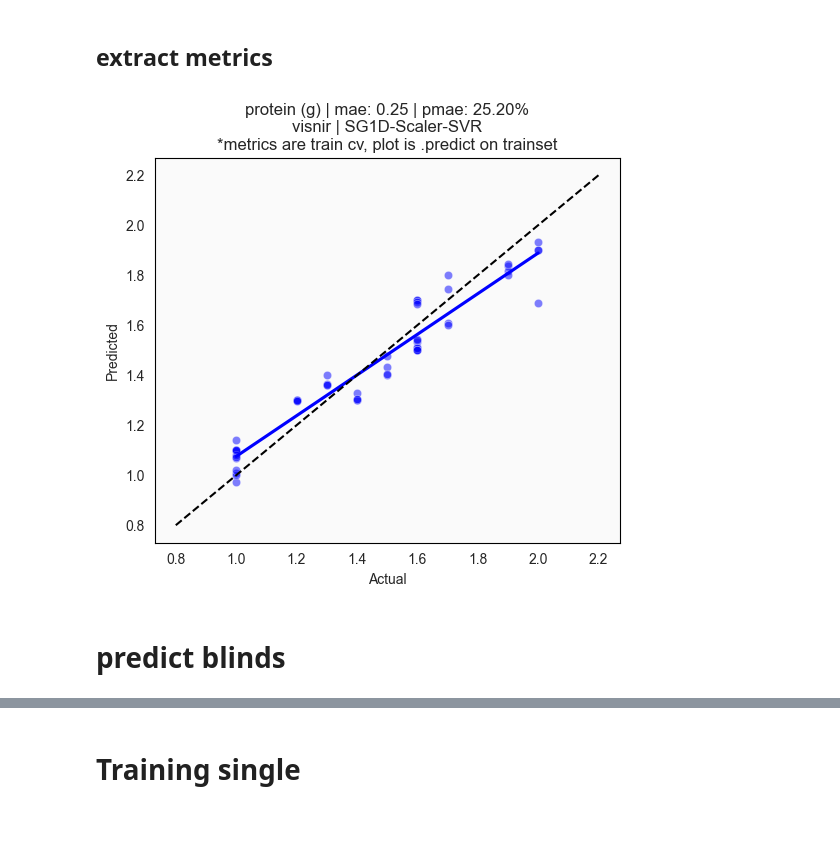
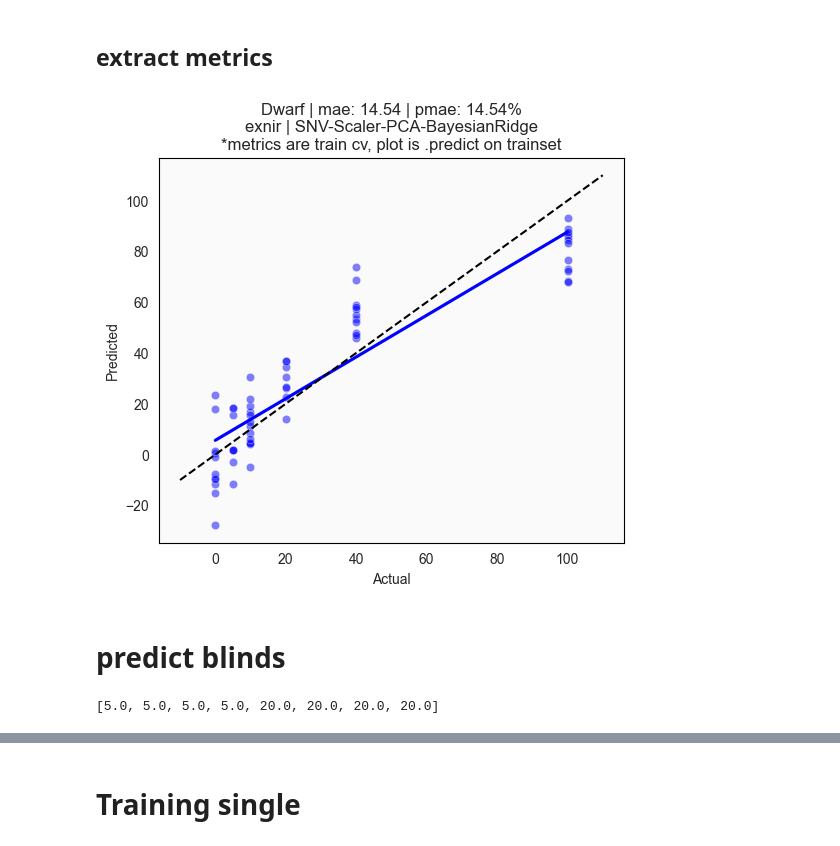
Before and after one commit to ryan-soh-pprint/DS_template, a Jupyter notebook: notebooks/05_profile_v5.ipynb, the cells around one changed output, grey strips where cells are left out. Drawn from its saved outputs; the diff is of its cells as text; code cells hidden in the pictures.

```diff
--- a/notebooks/05_profile_v5.ipynb
+++ b/notebooks/05_profile_v5.ipynb
@@ -303,7 +359,7 @@ X_visnir, X_exnir, y, datatype = preprocess_v2(input_df, labels_df)
 # %% [markdown]
 ## select property
 # %%
-print (y.columns)
-labels = list(y.columns[[5]])
+print (y_train.columns)
+labels = list(y_train.columns[[0]])
 print(f'\nselected for training: {labels}')
 # %% [output]
@@ -314,0 +373,22 @@ selected for training: ['protein (g)']
+# %%
+# append 0,1,2,3 to lot_id based on occurrence
+
+def specimen_to_lot (df):
+    df_temp = df.copy()
+    df_temp=df_temp.reset_index()
+    df_temp["lot_id"] = df_temp["lot_id"].astype(str) + df_temp.groupby("lot_id").cumcount().astype(str)
+    df_temp = df_temp.set_index('lot_id')
+    return df_temp
+
+X_exnir_train_spec = specimen_to_lot(X_exnir_train)
+X_visnir_train_spec = specimen_to_lot(X_visnir_train)
+y_train_spec = specimen_to_lot(y_train)
+y_train_og = specimen_to_lot(y_train_og)
+
+X_exnir_test_spec = specimen_to_lot(X_exnir_test)
+X_visnir_test_spec = specimen_to_lot(X_visnir_test)
+y_test_spec = specimen_to_lot(y_test)
+y_test_og = specimen_to_lot(y_test_og)
+
+print(X_exnir_train_spec.shape, X_visnir_train_spec.shape, y_train_spec.shape)
+print(X_exnir_test_spec.shape, X_visnir_test_spec.shape, y_test_spec.shape)
@@ -319,8 +412,12 @@ from pptoolbox.platform.utils import export_pi_df, initialize_pi_df
 
 # Export EVERYTHING, except images included as plotly html (silenced)
 # Dump metrics to folder
-output_dir = Path("../model/predictions_profile/")
+output_dir = Path("../models/predictions_profile/")
 output_dir.mkdir(exist_ok=True, parents=True)
+# %%
+y=y_train_spec
+X_visnir=X_visnir_train_spec
+X_exnir=X_exnir_train_spec
 # %%
 # this flow considers each column in y_DataFrame as regression labels
 # Will loop through each column and generate outputs for each
@@ -450,7 +546,7 @@ consistometer log
 # %%
 for label in labels:
 
-    list_of_pkl_files = glob.glob(f'../model/predictions_profile/trainer_{label}_*.pkl')
+    list_of_pkl_files = glob.glob(f'../models/predictions_profile/trainer_{label}_*.pkl')
     model_name = [re.search(r'_([^_]+)\.pkl$', filename).group(1) for filename in list_of_pkl_files]
     loaded_pkl = [pkl.load(open(file, 'rb')) for file in list_of_pkl_files]
 
@@ -458,36 +554,37 @@ for label in labels:
     pipelines = [model.get_pipeline() for model in loaded_pkl]
 
     performances = [model.get_best_performance() for model in loaded_pkl]
+
     best_performance = np.argmax(np.array(performances)) # argmax, Most positive neg-MSE wins
 
     best_model =  {'name':model_name[best_performance], **metrics[best_performance]}
     best_model_output =  json.dumps(best_model, indent=4)
 
     X_meta_final = pkl.load(open(output_dir/f'X_meta_final_{label}.pkl', 'rb'))
 
     dataset_options = {
         'exnir': X_exnir,
         'visnir': X_visnir,
         'meta': X_meta_final, #meta dataset is generated inside training loop
     }
 
     predictions = pipelines[best_performance].predict(dataset_options[best_model['name']])
 
     plt.figure(figsize=(6, 5))
     sns.scatterplot(x=y[label], y=predictions, color='blue', alpha=0.5)
     sns.regplot(x=y[label], y=predictions, scatter=False, color='blue', ci=None)
     plt.plot([y[label].min()-y[label].max()*.1, y[label].max()+y[label].max()*.1],
              [y[label].min()-y[label].max()*.1, y[label].max()+y[label].max()*.1],
              color='black', linestyle='--')  # Reference line
     plt.title(f'{label} | mae: {float(best_model["mae"]):.2f} | pmae: {float(best_model["pmae"]):.2f}%\n{best_model["name"]} | {best_model["model"]}\n*metrics are train cv, plot is .predict on trainset')
     plt.xlabel(f'Actual')
     plt.ylabel(f'Predicted')
-    plt.savefig(f'../model/predictions_profile/prederror_{label}_best.png')
+    plt.savefig(output_dir / f'prederror_{label}_best.png')
 
 
     plt.show()
     plt.close()
 # %% [output]
-[figure, old version]
+[figure, new version]
 # %% [markdown]
 # predict blinds
@@ -494,2 +596,8 @@ for label in labels:
+# %%
+y_input = y['Dwarf'].groupby(y.index).mean()
+y_list = list(y_input)
+y_list
+# %% [output]
+[5.0, 5.0, 5.0, 5.0, 20.0, 20.0, 20.0, 20.0]
 # %%
 for label in labels:
```
Also changed, not shown: parts of 16 cells of this notebook, 1 other file.
